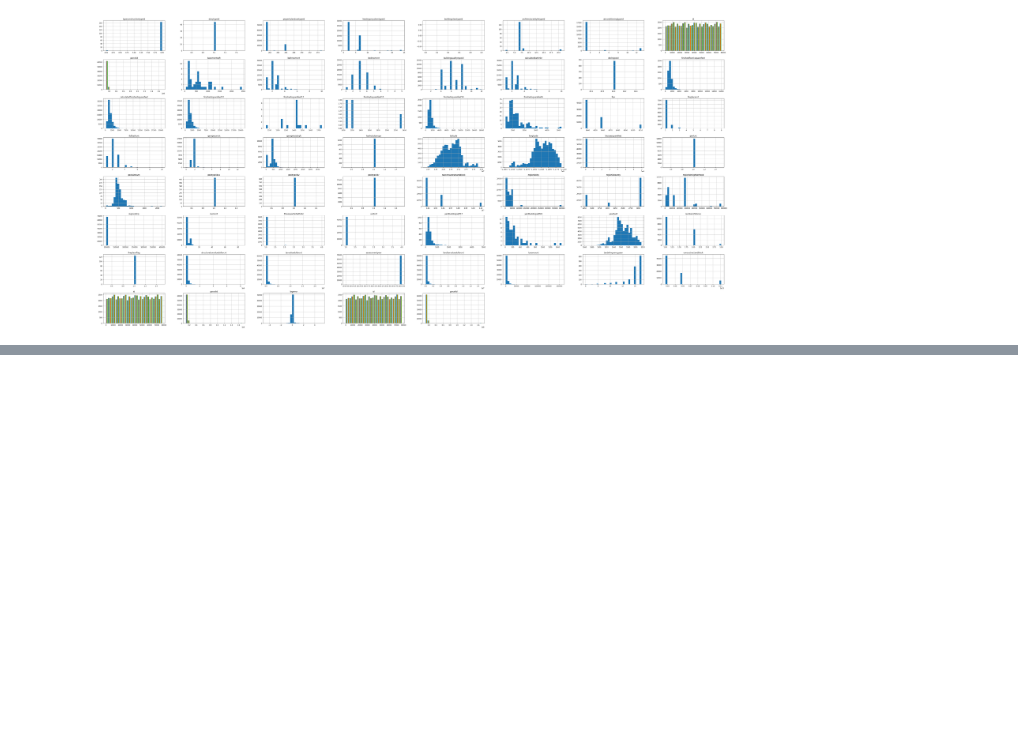
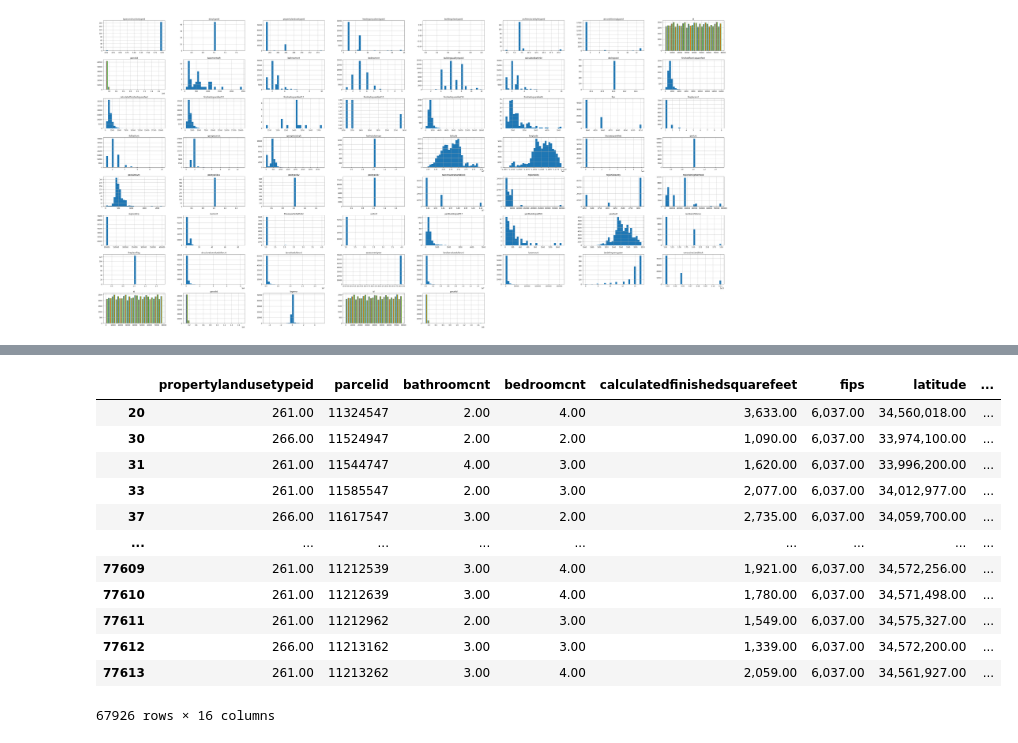
Before and after one commit to SLawsonWoods/clustering_zillow, a Jupyter notebook: drafting_notebook.ipynb, the cells around one changed output, grey strips where cells are left out. Cells and saved outputs as stored; diff of their text form; code cells hidden in the pictures; blank space fills up the shorter version.

```diff
--- a/drafting_notebook.ipynb
+++ b/drafting_notebook.ipynb
@@ -154,0 +223,6 @@ plt.show()
+# %%
+#remove the columns listed above because we don't need these for analysis
+cols_to_drop = ['calculatedbathnbr','finishedsquarefeet12', 'fullbathcnt',
+'id', 'propertylandusedesc', 'rawcensustractandblock','roomcnt','structuretaxvaluedollarcnt','assessmentyear',
+'landtaxvaluedollarcnt', 'propertycountylandusecode', 'censustractandblock','regionidcity','regionidzip']
+df = wrangle_functions.remove_columns(df, cols_to_drop)
@@ -154,0 +255,3 @@ plt.show()
+# %%
+# here I am dropping the duplicate parcelid column
+df = df.iloc[:,~df.columns.duplicated()]
@@ -154,0 +271,2 @@ plt.show()
+# %%
+df = wrangle_functions.handle_missing_values(df)
@@ -154,0 +277,3 @@ plt.show()
+# %%
+# replace nulls with median values for select columns
+df.lotsizesquarefeet.fillna(7313, inplace = True)
@@ -154,0 +301,17 @@ plt.show()
+# %%
+# drop columns with nulls for yearbuilt, taxvaluedollarcnt and taxamount
+df.dropna()
+# %% [output]
+|  | propertylandusetypeid | parcelid | bathroomcnt | bedroomcnt | calculatedfinishedsquarefeet | fips | latitude | ... |
+| 20 | 261.00 | 11324547 | 2.00 | 4.00 | 3,633.00 | 6,037.00 | 34,560,018.00 | ... |
+| 30 | 266.00 | 11524947 | 2.00 | 2.00 | 1,090.00 | 6,037.00 | 33,974,100.00 | ... |
+| 31 | 261.00 | 11544747 | 4.00 | 3.00 | 1,620.00 | 6,037.00 | 33,996,200.00 | ... |
+| 33 | 261.00 | 11585547 | 2.00 | 3.00 | 2,077.00 | 6,037.00 | 34,012,977.00 | ... |
+| 37 | 266.00 | 11617547 | 3.00 | 2.00 | 2,735.00 | 6,037.00 | 34,059,700.00 | ... |
+| ... | ... | ... | ... | ... | ... | ... | ... | ... |
+| 77609 | 261.00 | 11212539 | 3.00 | 4.00 | 1,921.00 | 6,037.00 | 34,572,256.00 | ... |
+| 77610 | 261.00 | 11212639 | 3.00 | 4.00 | 1,780.00 | 6,037.00 | 34,571,498.00 | ... |
+| 77611 | 261.00 | 11212962 | 2.00 | 3.00 | 1,549.00 | 6,037.00 | 34,575,327.00 | ... |
+| 77612 | 266.00 | 11213162 | 3.00 | 3.00 | 1,339.00 | 6,037.00 | 34,572,200.00 | ... |
+| 77613 | 261.00 | 11213262 | 3.00 | 4.00 | 2,059.00 | 6,037.00 | 34,561,927.00 | ... |
+67926 rows × 16 columns
```
Also changed, not shown: parts of 32 cells of this notebook, 1 other file.
